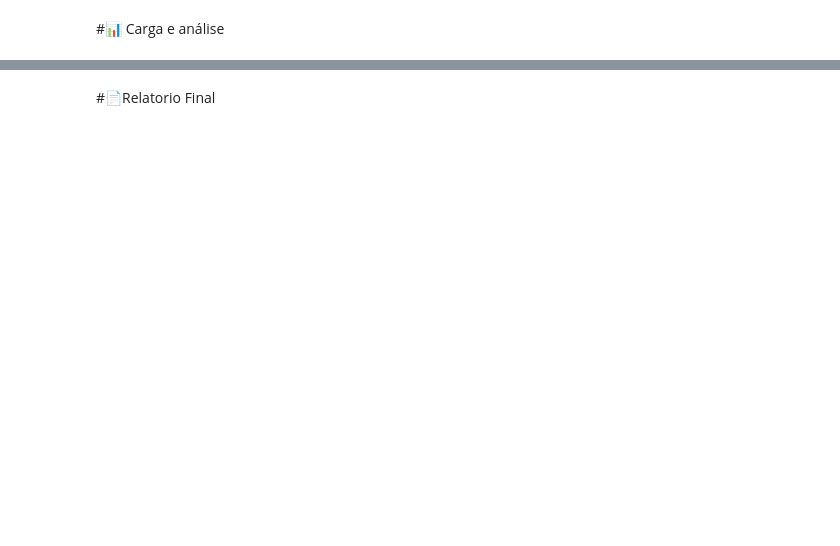
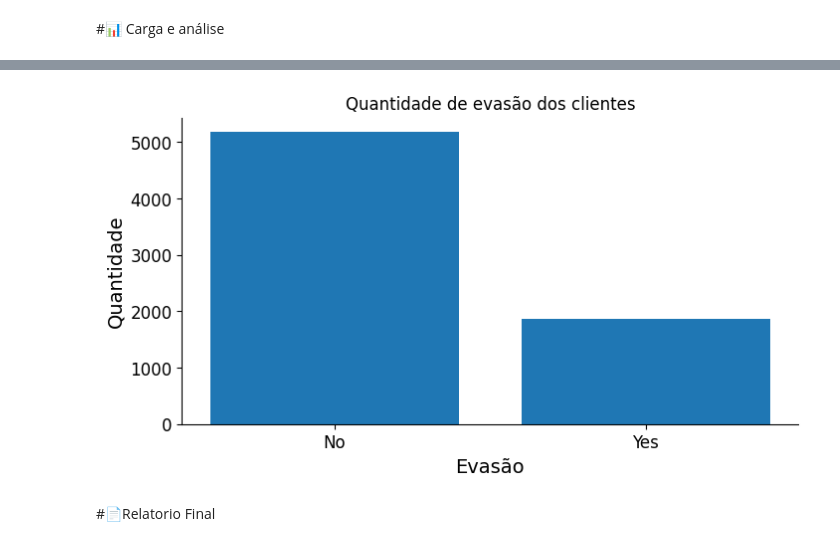
Before and after one commit to paulahruizpro-ux/Alura-Store-Challenge, a Jupyter notebook: TelecomX_BR.ipynb, the cells around one changed output, grey strips where cells are left out. Saved outputs shown, nothing was run; the diff lists cells and outputs as text; code cells hidden in the pictures; blank space fills up the shorter version.

Commit message:
Alteração de tipos de dados do dataframe, padronização dos nomes das colunas do dataframe, cálculo das medidas de análise descritiva e gráfico distribuição churn

```diff
--- a/TelecomX_BR.ipynb
+++ b/TelecomX_BR.ipynb
@@ -196,0 +201,19 @@ memory usage: 1.2+ MB
+# %%
+#Modificar tipo de dado da coluna account_Charges_Total
+df_normalizado['account_Charges_Total'] = pd.to_numeric(df_normalizado['account_Charges_Total'].astype(str).str.strip(),
+                                                        errors = 'coerce')
+# %%
+#Modificar tipo de dado da coluna account_Charges_Total
+df_normalizado['account_Charges_Total'] = df_normalizado['account_Charges_Total'].astype(np.float64)
+# %%
+import re
+
+def adicionar_underscore(nome_coluna):
+    # Insere _ antes de maiúsculas e coloca tudo em minúsculas
+    nome = re.sub(r'([a-z])([A-Z])', r'\1_\2', str(nome_coluna)).lower()
+    return nome.strip('_')
+
+# Aplica em TODAS as colunas
+df_normalizado.columns = [adicionar_underscore(col) for col in df_normalizado.columns]
+
+df_normalizado
@@ -199,2 +250,21 @@ memory usage: 1.2+ MB
+# %%
+#Retirar os NaN de Churn para executar o gráfico
+df_plot = df_normalizado.dropna(subset=['churn'])
+# %%
+contagem = df_plot['churn'].value_counts()
+
+fig, ax = plt.subplots(figsize =(8,4))
+ax.bar(contagem.index, contagem.values)
+ax.set_title('Quantidade de evasão dos clientes')
+ax.set_xlabel('Evasão', fontsize = 14)
+ax.set_ylabel('Quantidade', fontsize = 14)
+ax.xaxis.set_tick_params(labelsize = 12)
+ax.yaxis.set_tick_params(labelsize = 12)
+ax.spines['top'].set_visible(False)
+ax.spines['right'].set_visible(False)
+
+plt.show()
+# %% [output]
+[figure, added]
 # %% [markdown]
 #📄Relatorio Final
```
Also changed, not shown: parts of 6 cells of this notebook.
